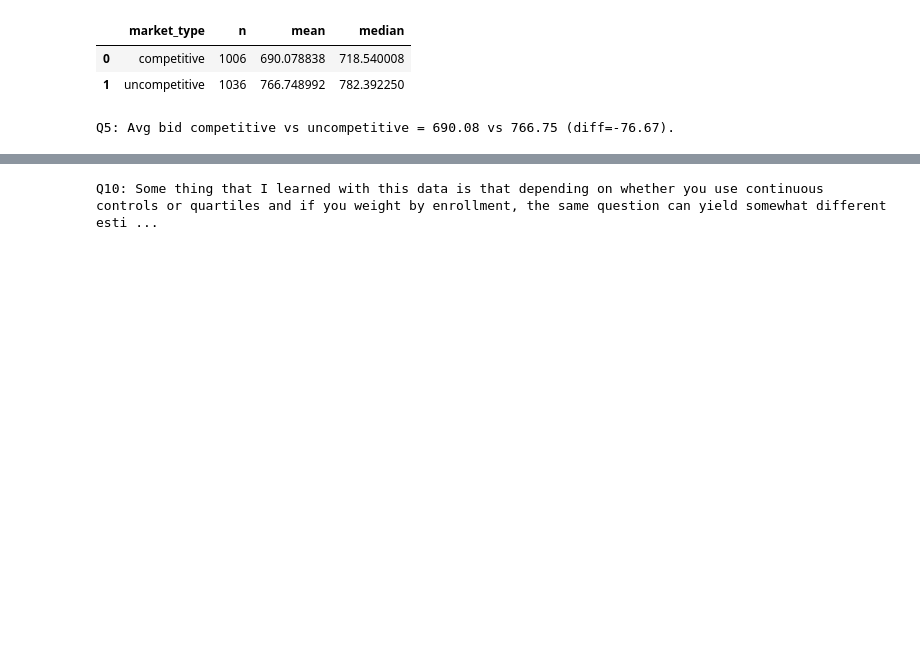
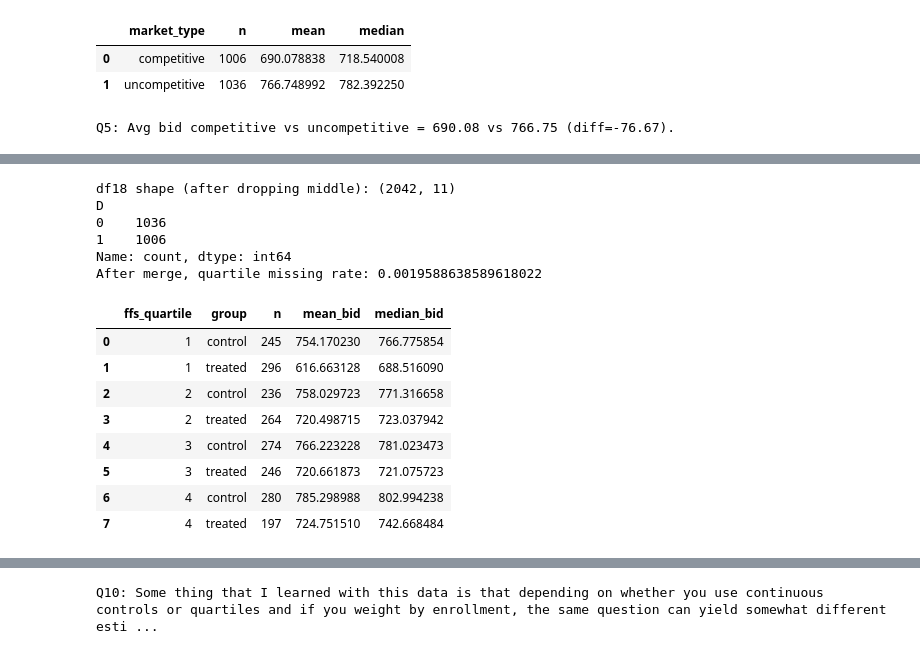
Before and after one commit to rahil24patel/hwk2, a Jupyter notebook: hwk2_analysis.ipynb, the cells around one changed output, grey strips where cells are left out. Saved outputs shown, nothing was run; the diff lists cells and outputs as text; code cells hidden in the pictures; blank space fills up the shorter version.

```diff
--- a/hwk2_analysis.ipynb
+++ b/hwk2_analysis.ipynb
@@ -570,0 +398,74 @@ Q9: The result depends a lot on covariates/spec. IPW gets more negative when usi
+# %%
+# Question 6
+# Merge in FFS costs + quartiles, create 4 indicators, table of mean bid by treated/control within quartile
+
+# Rebuild the 2018 competitive vs uncompetitive sample
+df18 = pd.read_csv(PATH_COUNTY_BID_HHI_2018, dtype={"fips": str}, low_memory=False)
+df18["fips"] = df18["fips"].astype(str).str.zfill(5)
+df18["year"] = pd.to_numeric(df18["year"], errors="coerce").fillna(2018).astype(int)
+
+df18["bid_mean_weighted"] = pd.to_numeric(df18.get("bid_mean_weighted"), errors="coerce")
+df18["bid_mean_unweighted"] = pd.to_numeric(df18.get("bid_mean_unweighted"), errors="coerce")
+
+df18["Y"] = df18["bid_mean_weighted"].copy()
+df18.loc[df18["Y"].isna(), "Y"] = df18.loc[df18["Y"].isna(), "bid_mean_unweighted"]
+
+df18["hhi"] = pd.to_numeric(df18.get("hhi"), errors="coerce")
+df18["market_type"] = df18["market_type"].astype(str).str.lower().str.strip()
+
+df18 = df18[df18["year"] == 2018].copy()
+df18 = df18[df18["market_type"].isin(["competitive", "uncompetitive"])].copy()
+df18["D"] = (df18["market_type"] == "competitive").astype(int)
+
+print("df18 shape (after dropping middle):", df18.shape)
+print(df18["D"].value_counts(dropna=False))
+
+# Bring in FFS cost + quartile file data set
+ffs18 = pd.read_csv(PATH_FFS_2018_Q, dtype={"fips": str}, low_memory=False)
+ffs18["fips"] = ffs18["fips"].astype(str).str.zfill(5)
+ffs18["year"] = pd.to_numeric(ffs18["year"], errors="coerce").fillna(2018).astype(int)
+ffs18["ffs_cost"] = pd.to_numeric(ffs18["ffs_cost"], errors="coerce")
+ffs18["ffs_quartile"] = pd.to_numeric(ffs18["ffs_quartile"], errors="coerce")
+
+df18 = df18.merge(ffs18[["fips", "year", "ffs_cost", "ffs_quartile"]], on=["fips", "year"], how="left")
+
+missing_rate = df18["ffs_quartile"].isna().mean()
+print("After merge, quartile missing rate:", missing_rate)
+
+if missing_rate > 0.05:
+    raise RuntimeError(
+        "Too many missing FFS quartiles after merge. This usually means SSA codes were not mapped to county FIPS.\n"
+        "Re-run hw2_covariate and confirm it wrote data/output/ffs_cost_2018_with_quartiles.csv with county FIPS."
+    )
+
+# Drop missing quartile, then create dummies
+df18_q = df18.dropna(subset=["ffs_quartile"]).copy()
+df18_q["ffs_quartile"] = df18_q["ffs_quartile"].astype(int)
+
+df18_q = make_quartile_dummies(df18_q, quartile_col="ffs_quartile")
+
+q6_tab = (
+    df18_q.groupby(["ffs_quartile", "D"])["Y"]
+          .agg(n="count", mean_bid="mean", median_bid="median")
+          .reset_index()
+)
+q6_tab["group"] = q6_tab["D"].map({1: "treated", 0: "control"})
+q6_tab = q6_tab[["ffs_quartile", "group", "n", "mean_bid", "median_bid"]].sort_values(["ffs_quartile", "group"])
+
+q6_tab
+# %% [output]
+df18 shape (after dropping middle): (2042, 11)
+D
+0    1036
+1    1006
+Name: count, dtype: int64
+After merge, quartile missing rate: 0.0019588638589618022
+|  | ffs_quartile | group | n | mean_bid | median_bid |
+| 0 | 1 | control | 245 | 754.170230 | 766.775854 |
+| 1 | 1 | treated | 296 | 616.663128 | 688.516090 |
+| 2 | 2 | control | 236 | 758.029723 | 771.316658 |
+| 3 | 2 | treated | 264 | 720.498715 | 723.037942 |
+| 4 | 3 | control | 274 | 766.223228 | 781.023473 |
+| 5 | 3 | treated | 246 | 720.661873 | 721.075723 |
+| 6 | 4 | control | 280 | 785.298988 | 802.994238 |
+| 7 | 4 | treated | 197 | 724.751510 | 742.668484 |
```
Also changed, not shown: parts of 10 cells of this notebook.
